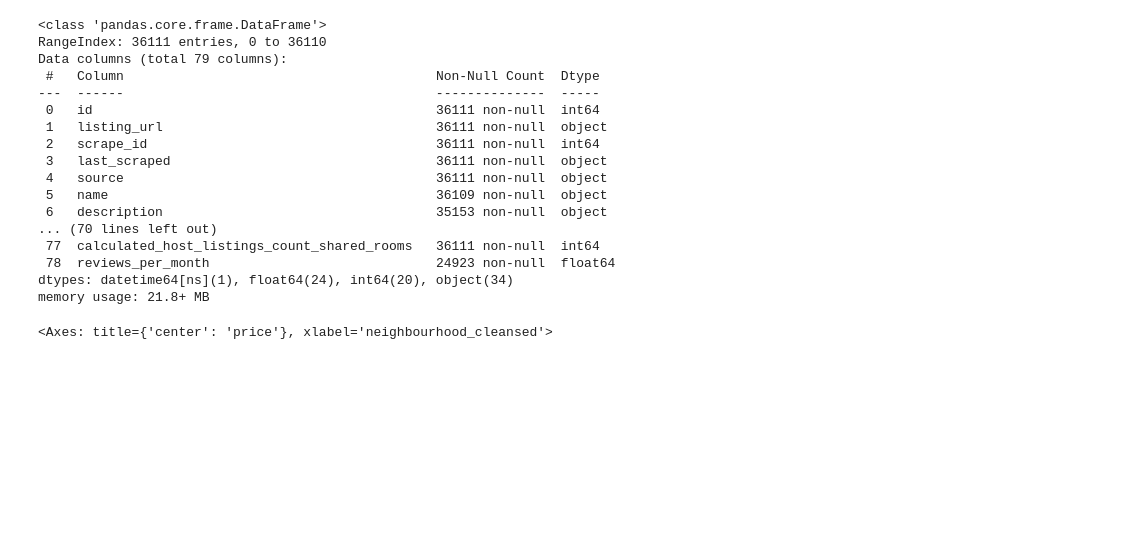
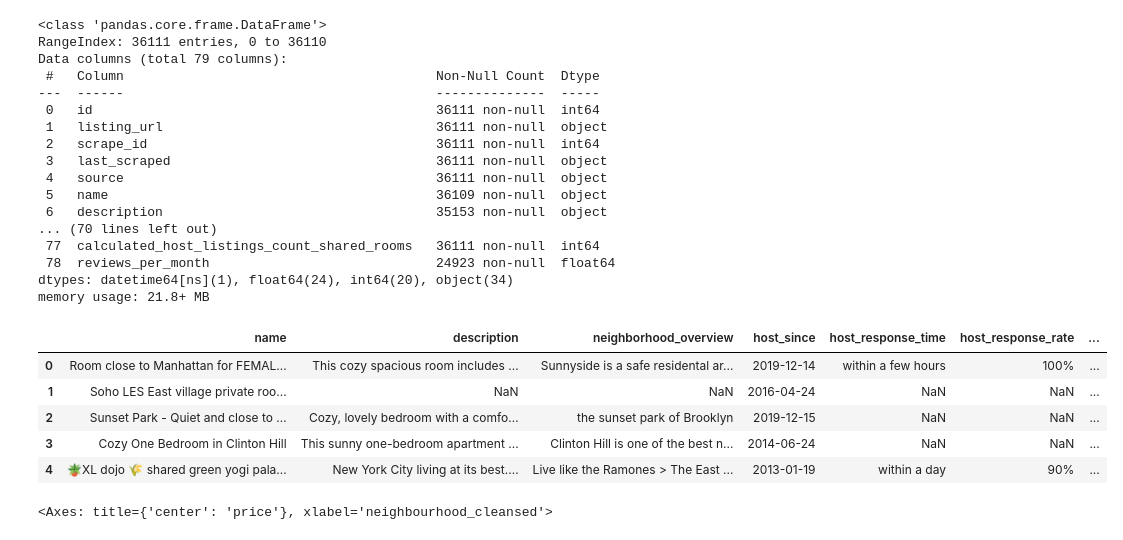
Before and after one commit to wikey/2025dataproject, a Jupyter notebook: project.ipynb, the cells around one changed output. Drawn from its saved outputs; the diff is of its cells as text; code cells hidden in the pictures; blank space fills up the shorter version.

Commit message:
used domain knowledge to drop additional columns as per class discussion

```diff
--- a/project.ipynb
+++ b/project.ipynb
@@ -101,7 +101,15 @@ dtypes: datetime64[ns](1), float64(24), int64(20), object(34)
 memory usage: 21.8+ MB
 # %%
 # For dropping columns if we don't need them for our analysis
-df1 = df0.drop(['scrape_id', 'host_location', 'neighbourhood', 'calendar_updated', 'host_thumbnail_url', 'host_picture_url'], axis=1)
+df1 = df0.drop(['scrape_id', 'host_location', 'neighbourhood', 'calendar_updated', 'host_thumbnail_url', 'host_picture_url', 'latitude', 'longitude', 'listing_url', 'id', 'last_scraped', 'source', 'picture_url', 'host_id', 'host_url', 'host_name', 'host_about', 'property_type', 'minimum_minimum_nights', 'maximum_minimum_nights', 'minimum_maximum_nights', 'maximum_maximum_nights', 'minimum_nights_avg_ntm', 'maximum_nights_avg_ntm', 'calendar_last_scraped', 'host_has_profile_pic'], axis=1)
+df1.head()
+# %% [output]
+|  | name | description | neighborhood_overview | host_since | host_response_time | host_response_rate | ... |
+| 0 | Room close to Manhattan for FEMAL... | This cozy spacious room includes ... | Sunnyside is a safe residental ar... | 2019-12-14 | within a few hours | 100% | ... |
+| 1 | Soho LES East village private roo... | NaN | NaN | 2016-04-24 | NaN | NaN | ... |
+| 2 | Sunset Park - Quiet and close to ... | Cozy, lovely bedroom with a comfo... | the sunset park of Brooklyn | 2019-12-15 | NaN | NaN | ... |
+| 3 | Cozy One Bedroom in Clinton Hill | This sunny one-bedroom apartment ... | Clinton Hill is one of the best n... | 2014-06-24 | NaN | NaN | ... |
+| 4 | 🪴XL dojo 🌾 shared green yogi pala... | New York City living at its best.... | Live like the Ramones > The East ... | 2013-01-19 | within a day | 90% | ... |
 # %%
 # Clean up our missing values
 df2 = df1.dropna(axis=0, how='any', subset=['estimated_revenue_l365d', 'price'], inplace=False, ignore_index=False)
```
